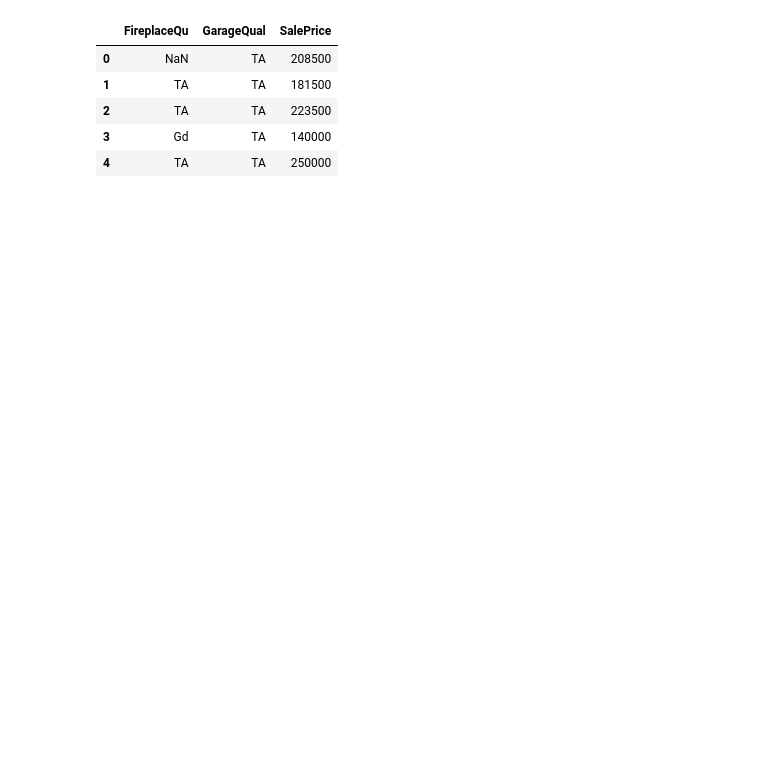
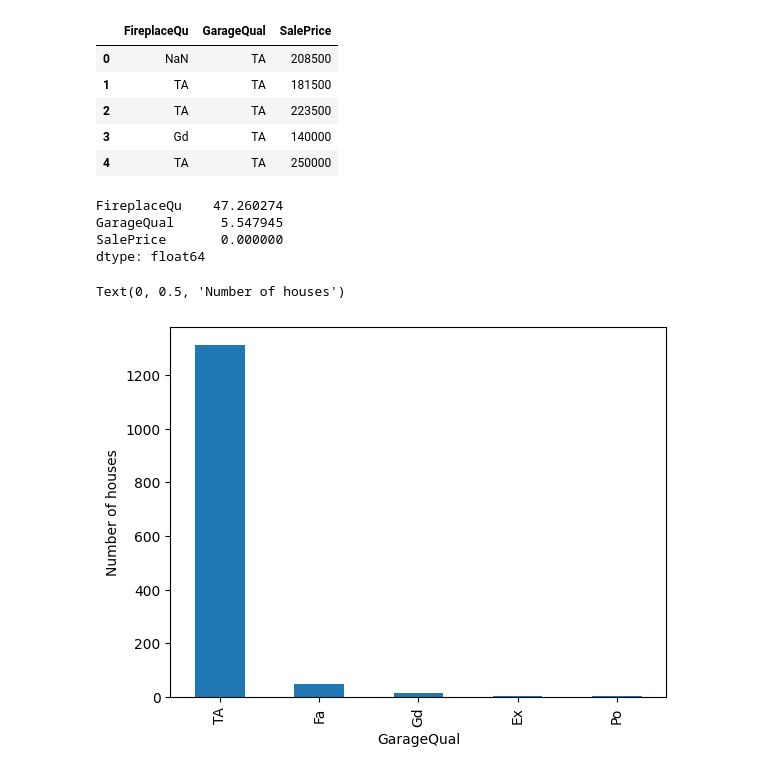
Before and after one commit to najnin26/Machine-Learning, a Jupyter notebook: Basic/missing-categorical-imputation.ipynb, the cells around one changed output. Drawn from its saved outputs; the diff is of its cells as text; code cells hidden in the pictures; blank space fills up the shorter version.

```diff
--- a/Basic/missing-categorical-imputation.ipynb
+++ b/Basic/missing-categorical-imputation.ipynb
@@ -13,3 +13,17 @@ df.head()
 | 2 | TA | TA | 223500 |
 | 3 | Gd | TA | 140000 |
 | 4 | TA | TA | 250000 |
+# %%
+df.isnull().mean()*100
+# %% [output]
+FireplaceQu    47.260274
+GarageQual      5.547945
+SalePrice       0.000000
+dtype: float64
+# %%
+df['GarageQual'].value_counts().sort_values(ascending=False).plot.bar()
+plt.xlabel('GarageQual')
+plt.ylabel('Number of houses')
+# %% [output]
+Text(0, 0.5, 'Number of houses')
+[figure, added]
```
Also changed, not shown: parts of 7 cells of this notebook.
